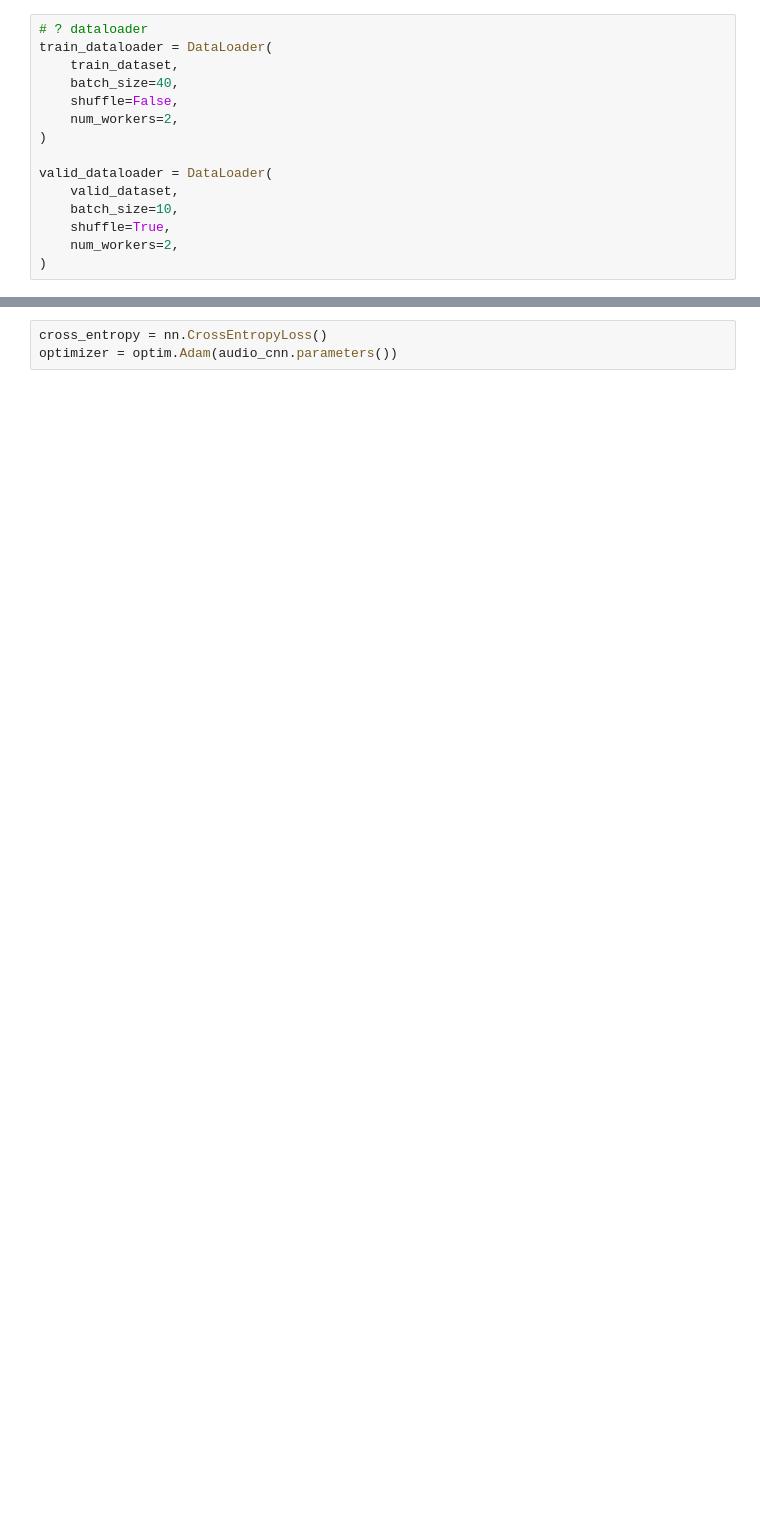
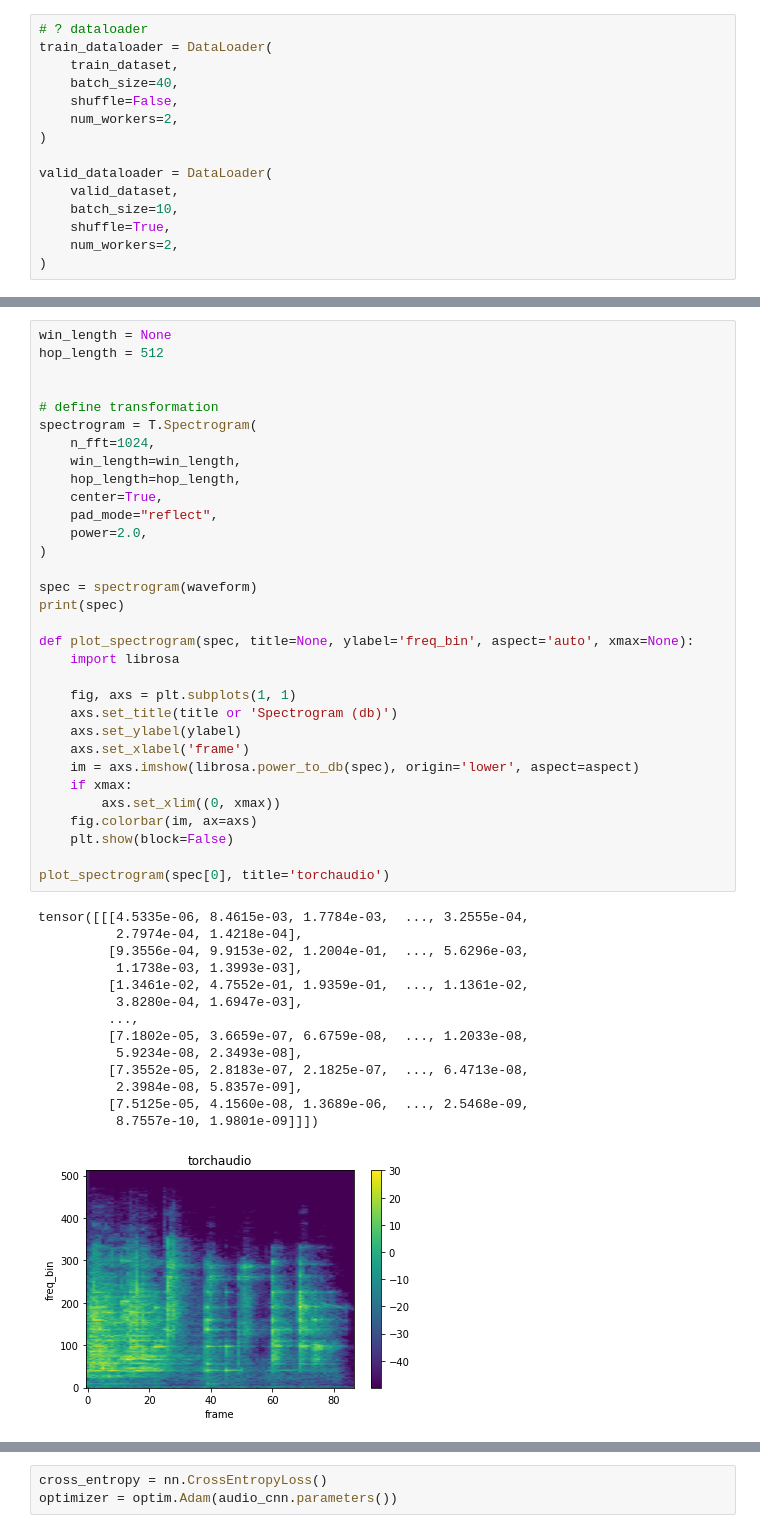
Before and after one commit to relaxxpls/IE643-Deep-Learning, a Jupyter notebook: Challenge/solve.ipynb, the cells around one changed output, grey strips where cells are left out. Saved outputs shown, nothing was run; the diff lists cells and outputs as text; blank space fills up the shorter version.

```diff
--- a/Challenge/solve.ipynb
+++ b/Challenge/solve.ipynb
@@ -83 +121,48 @@ valid_dataloader = DataLoader(
+# %%
+win_length = None
+hop_length = 512
+
+
+# define transformation
+spectrogram = T.Spectrogram(
+    n_fft=1024,
+    win_length=win_length,
+    hop_length=hop_length,
+    center=True,
+    pad_mode="reflect",
+    power=2.0,
+)
+
+spec = spectrogram(waveform)
+print(spec)
+
+def plot_spectrogram(spec, title=None, ylabel='freq_bin', aspect='auto', xmax=None):
+    import librosa
+
+    fig, axs = plt.subplots(1, 1)
+    axs.set_title(title or 'Spectrogram (db)')
+    axs.set_ylabel(ylabel)
+    axs.set_xlabel('frame')
+    im = axs.imshow(librosa.power_to_db(spec), origin='lower', aspect=aspect)
+    if xmax:
+        axs.set_xlim((0, xmax))
+    fig.colorbar(im, ax=axs)
+    plt.show(block=False)
+
+plot_spectrogram(spec[0], title='torchaudio')
+# %% [output]
+tensor([[[4.5335e-06, 8.4615e-03, 1.7784e-03,  ..., 3.2555e-04,
+          2.7974e-04, 1.4218e-04],
+         [9.3556e-04, 9.9153e-02, 1.2004e-01,  ..., 5.6296e-03,
+          1.1738e-03, 1.3993e-03],
+         [1.3461e-02, 4.7552e-01, 1.9359e-01,  ..., 1.1361e-02,
+          3.8280e-04, 1.6947e-03],
+         ...,
+         [7.1802e-05, 3.6659e-07, 6.6759e-08,  ..., 1.2033e-08,
+          5.9234e-08, 2.3493e-08],
+         [7.3552e-05, 2.8183e-07, 2.1825e-07,  ..., 6.4713e-08,
+          2.3984e-08, 5.8357e-09],
+         [7.5125e-05, 4.1560e-08, 1.3689e-06,  ..., 2.5468e-09,
+          8.7557e-10, 1.9801e-09]]])
+[figure, added]
 # %%
```
Also changed, not shown: parts of 17 cells of this notebook.
